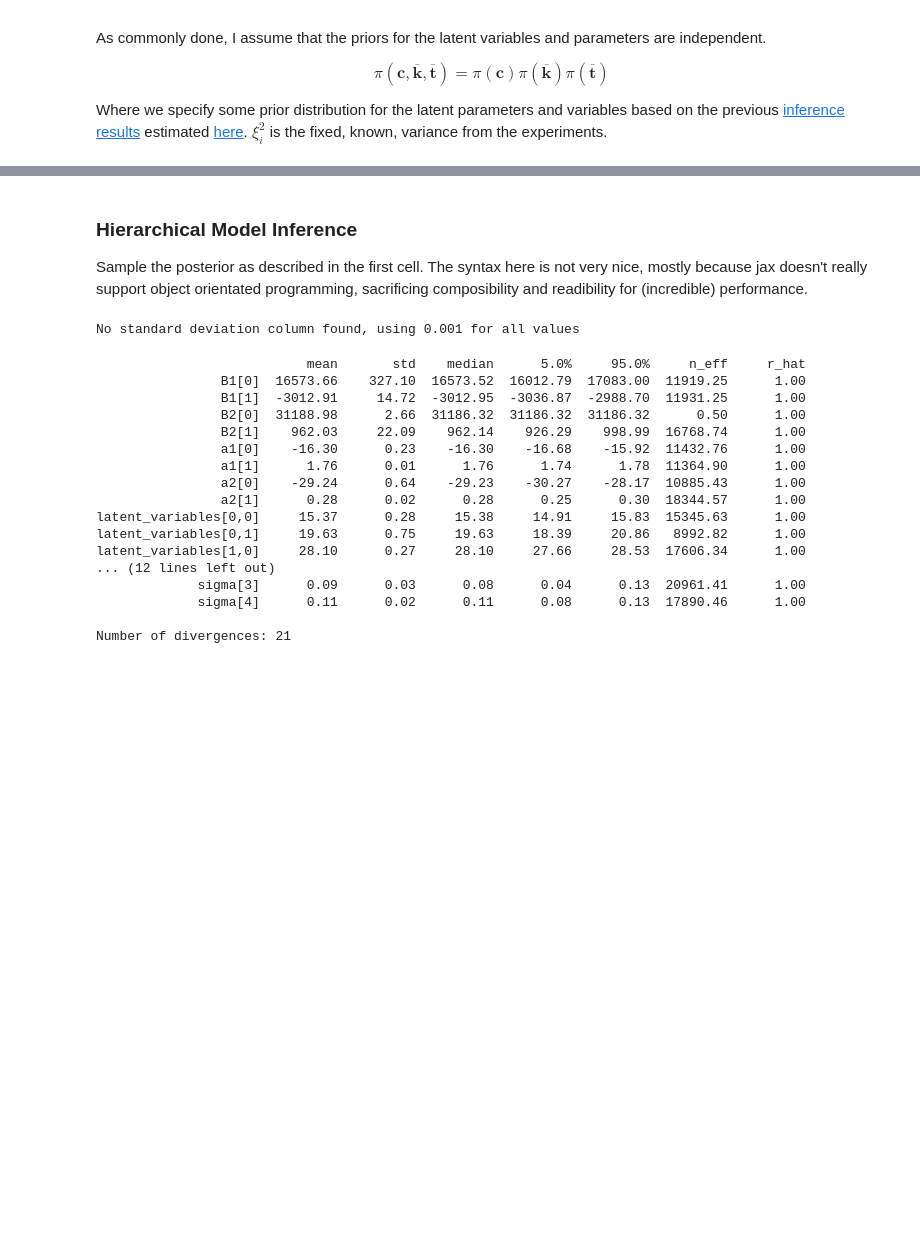
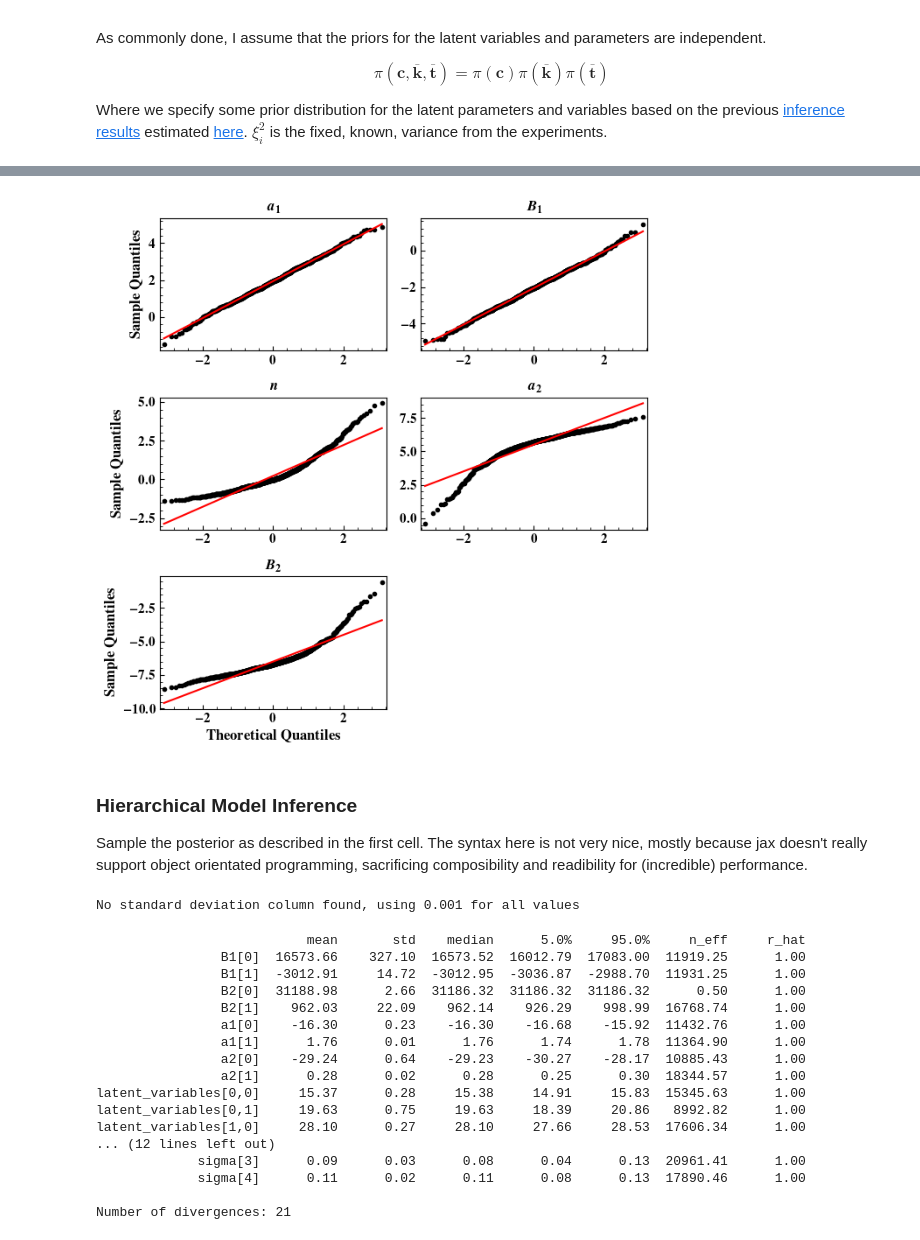
Before and after one commit to ml-ME-gatech/modeling_tungsten, a Jupyter notebook: recrystallization/model_inference/hierarchical_recystillization_inference.ipynb, the cells around one changed output, grey strips where cells are left out. Saved outputs shown, nothing was run; the diff lists cells and outputs as text; code cells hidden in the pictures; blank space fills up the shorter version.

```diff
--- a/recrystallization/model_inference/hierarchical_recystillization_inference.ipynb
+++ b/recrystallization/model_inference/hierarchical_recystillization_inference.ipynb
@@ -206,3 +222,67 @@ def gl_single_model_prediction(t: jnp.ndarray,
+# %%
+from statsmodels.api import add_constant,qqline,qqplot
+from scipy.stats import probplot
+
+T_1 = 800.0 + 273.15
+T_2 = 1300.0 + 273.15
+model_name = 'Generalized Logistic_{}'
+ep_param = 'n' if 'JMAK' in model_name else 'nu'
+single_model_prediction = jmak_single_model_prediction if 'JMAK' in model_name else gl_single_model_prediction
+kbar = kbar_jmak if 'JMAK' in model_name else kbar_gl
+files = [file for file in file_to_label if 'shah' not in file.lower()][:1]
+
+total_samples = []
+for i,file in enumerate(files):
+    dname = file_to_label[file]
+    with open(INFERENCE_PATH.joinpath(f'{model_name.format(dname)}_trunc_normal_samples.pkl'),'rb') as f:
+        samples = pd.DataFrame.from_dict(pickle.load(f)).iloc[::20]
+
+    for row in samples.index:
+        with warnings.catch_warnings(action = 'ignore'):
+            samples.loc[row,'k_bar']=  np.log(kbar(samples.loc[row,'a1'],samples.loc[row,'B1'],samples.loc[row,ep_param],T_1,T_2))
+            samples.loc[row,'t_bar'] = np.log(tbar(samples.loc[row,'a2'],samples.loc[row,'B2'],T_1,T_2))
+
+
+    total_samples.append(samples.copy())
+
+with open(INFERENCE_PATH.joinpath(f'{model_name.format('prior_linear_models_trunc_normal')}.pkl'),'rb') as f:
+    linear_models = pickle.load(f)
+
+total_samples = pd.concat(total_samples,axis = 0)
+
+fig,axes = plt.subplots(nrows = 3,ncols = 2,figsize = (6.5,6.5))
+titles = {'a1':r'$a_1$','B1':r'$B_1$','a2': r'$a_2$','B2':r'$B_2$','n':r'$n$',
+           'nu': r'$\nu$','k_bar': r'$\ln{\overline{k}}$','t_bar': r'$\ln{\overline{t}}$'}
+
+tfroms = [log_kbar_tform]*3 + [log_tbar_tform]*2
+params = ['a1','B1',ep_param] + ['a2','B2']
+
+
+dep_variable  = ['k_bar']*3 + ['t_bar']*2
+for param,tform,dv,ax in zip(params,tfroms,dep_variable,axes.flat):
+    setup_axis_default(ax)
+    pred = linear_models[param].predict(add_constant(total_samples[dv].values))
+    resid = total_samples[param].values - pred
+
+    scaled_resid = resid/np.std(resid,ddof = 2)
+    ax.set_title(titles[param])
+    qqplot(scaled_resid,ax = ax,
+           markerfacecolor = 'k',
+           markeredgecolor = 'k',marker = 'o',lw = 0.1,
+           markersize = 3.0,line  = 's')
+    ax.set_xlabel('')
+    ax.set_ylabel('')
+
+for ax in axes[:,0]:
+    ax.set_ylabel(r'\textbf{Sample Quantiles}',fontsize = 12)
+
+for ax in axes[-1,:]:
+    ax.set_xlabel(r'\textbf{Theoretical Quantiles}',fontsize = 12)
+
+axes[-1,-1].axis('off')
+fig.tight_layout()
+# %% [output]
+[figure, added]
 # %% [markdown]
 ### Hierarchical Model Inference
 Sample the posterior as described in the first cell. The syntax here is not very nice, mostly because jax doesn't really support object orientated programming, sacrificing composibility and readibility for (incredible) performance.
```
Also changed, not shown: parts of 1 cell of this notebook, 4 other files.
